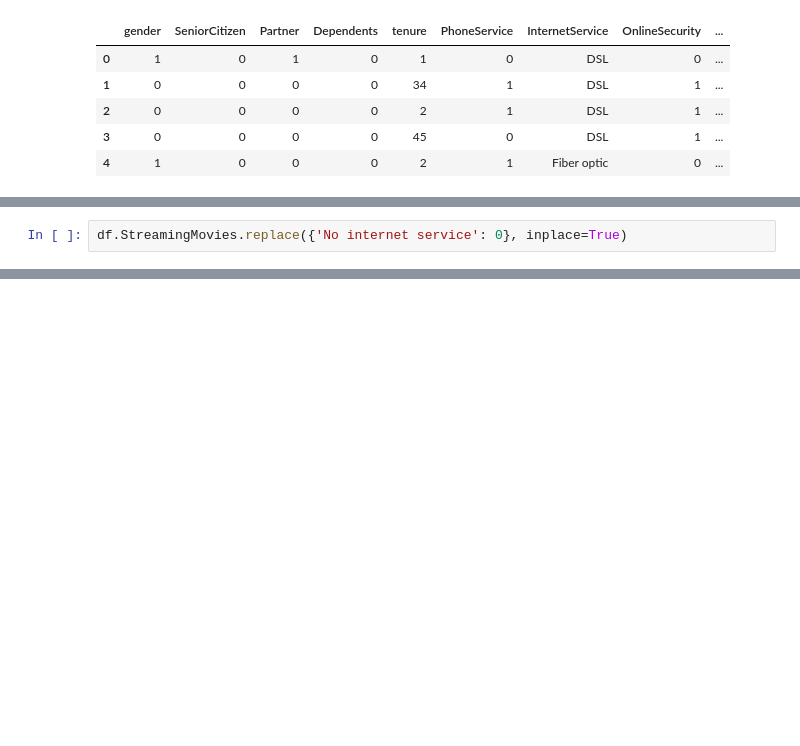
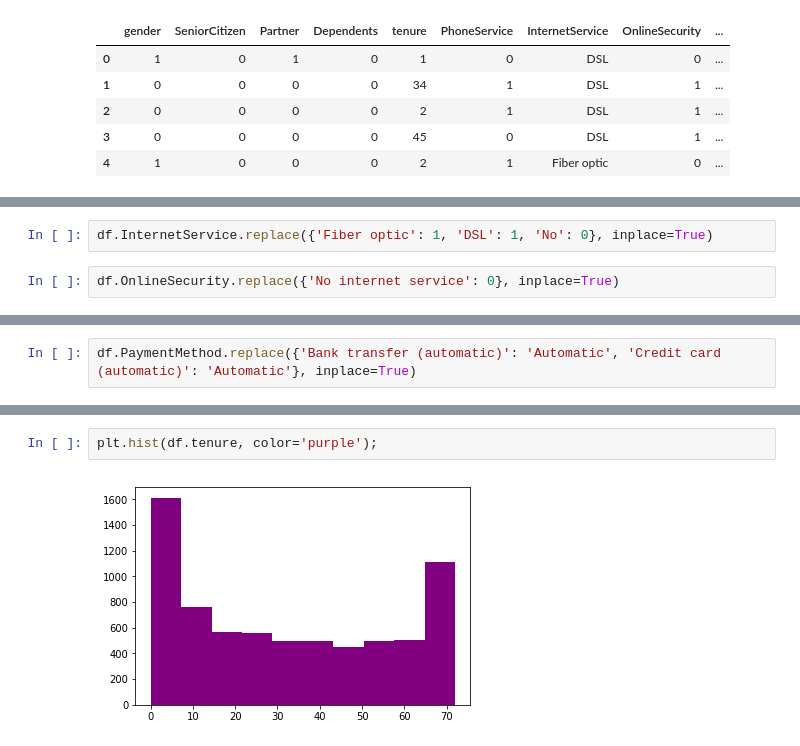
Before and after one commit to steeznation16/hackathon-jan-2019-clf, a Jupyter notebook: Untitled.ipynb, the cells around one changed output, grey strips where cells are left out. Saved outputs shown, nothing was run; the diff lists cells and outputs as text; blank space fills up the shorter version.

```diff
--- a/Untitled.ipynb
+++ b/Untitled.ipynb
@@ -225,2 +231,0 @@ Name: StreamingMovies, dtype: int64
-# %%
-df.StreamingMovies.replace({'No internet service': 0}, inplace=True)
@@ -241,0 +285,4 @@ df.corr()
+# %%
+df.InternetService.replace({'Fiber optic': 1, 'DSL': 1, 'No': 0}, inplace=True)
+# %%
+df.OnlineSecurity.replace({'No internet service': 0}, inplace=True)
@@ -241,0 +304,2 @@ df.corr()
+# %%
+df.PaymentMethod.replace({'Bank transfer (automatic)': 'Automatic', 'Credit card (automatic)': 'Automatic'}, inplace=True)
@@ -241,0 +327,4 @@ df.corr()
+# %%
+plt.hist(df.tenure, color='purple');
+# %% [output]
+[figure, added]
```
Also changed, not shown: parts of 19 cells of this notebook.
